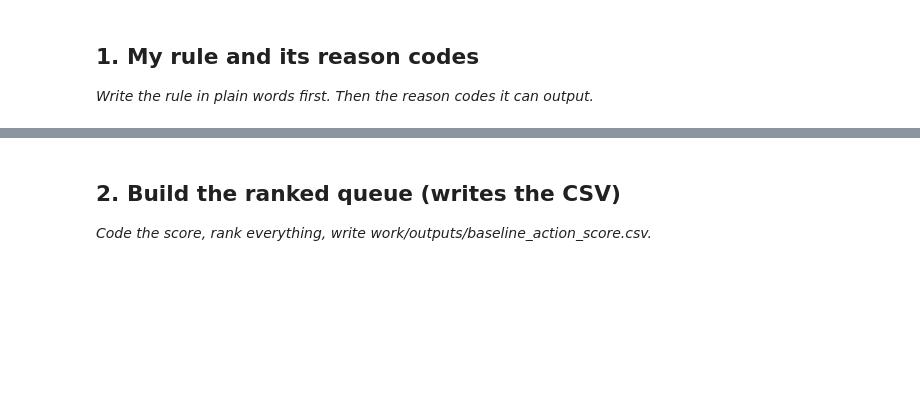
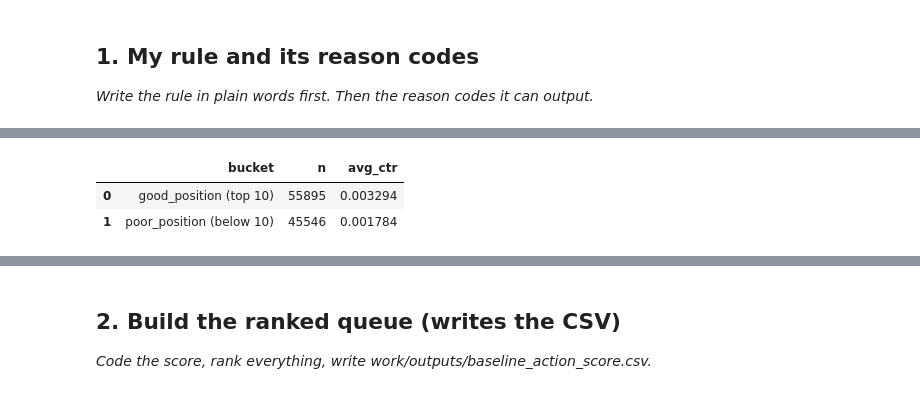
Before and after one commit to maryam12arshad17/flyrank-internship-ml, a Jupyter notebook: work/notebooks/w04_baseline_score.ipynb, the cells around one changed output, grey strips where cells are left out. Saved outputs shown, nothing was run; the diff lists cells and outputs as text; code cells hidden in the pictures; blank space fills up the shorter version.

```diff
--- a/work/notebooks/w04_baseline_score.ipynb
+++ b/work/notebooks/w04_baseline_score.ipynb
@@ -15,0 +110,26 @@ This skeleton is yours to fill. Work the sections **in order** — each one has
+# %%
+signal2 = con.sql(f"""
+    WITH content_perf AS (
+        SELECT
+            client_hash_id,
+            content_hash_id,
+            SUM(gsc_impressions) AS impressions,
+            SUM(gsc_clicks) AS clicks,
+            AVG(gsc_avg_position) AS avg_position
+        FROM read_parquet('{BASE}/fact_content_daily_performance/month={MONTH}/*.parquet')
+        WHERE gsc_data_available IS TRUE
+        GROUP BY client_hash_id, content_hash_id
+        HAVING SUM(gsc_impressions) >= 100
+    )
+    SELECT
+        CASE WHEN avg_position <= 10 THEN 'good_position (top 10)' ELSE 'poor_position (below 10)' END AS bucket,
+        COUNT(*) AS n,
+        AVG(clicks * 1.0 / impressions) AS avg_ctr
+    FROM content_perf
+    GROUP BY bucket
+""").df()
+signal2
+# %% [output]
+|  | bucket | n | avg_ctr |
+| 0 | good_position (top 10) | 55895 | 0.003294 |
+| 1 | poor_position (below 10) | 45546 | 0.001784 |
```
Also changed, not shown: parts of 17 cells of this notebook.
